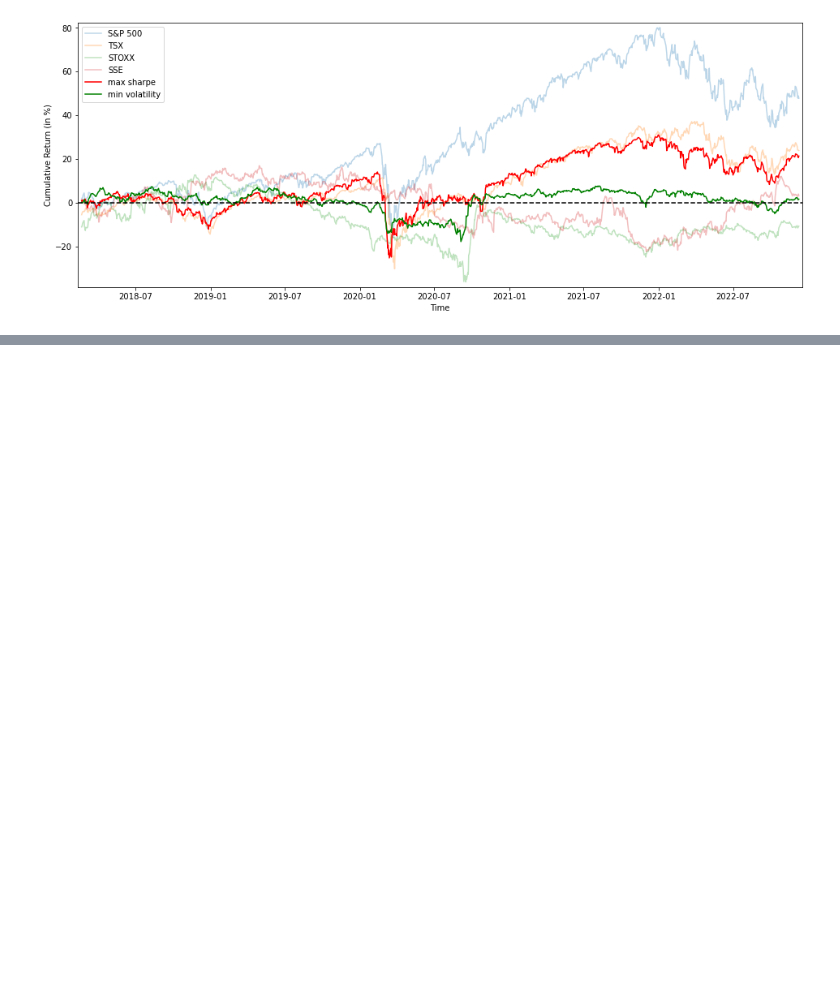
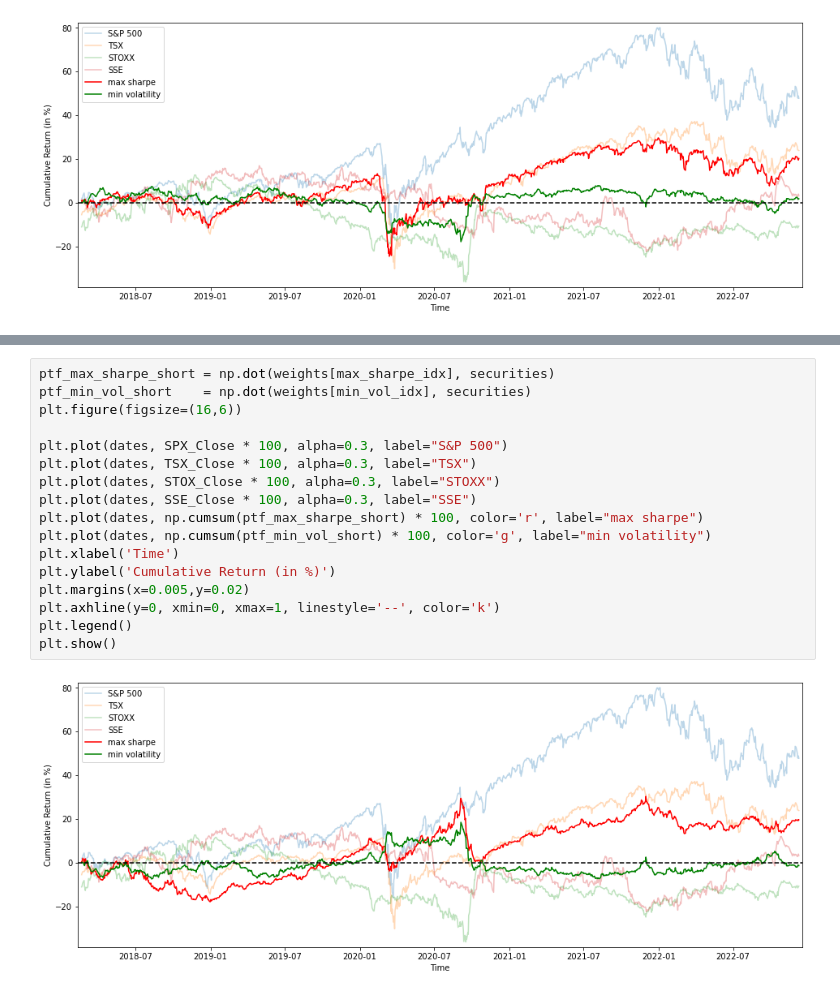
Before and after one commit to elhamidimed/Markowitz-Portfolio-optimisation-Genetic-algorithm, a Jupyter notebook: main.ipynb, the cells around one changed output, grey strips where cells are left out. Saved outputs shown, nothing was run; the diff lists cells and outputs as text; blank space fills up the shorter version.

```diff
--- a/main.ipynb
+++ b/main.ipynb
@@ -287,0 +363,19 @@ plt.show()
+# %%
+ptf_max_sharpe_short = np.dot(weights[max_sharpe_idx], securities)
+ptf_min_vol_short    = np.dot(weights[min_vol_idx], securities)
+plt.figure(figsize=(16,6))
+
+plt.plot(dates, SPX_Close * 100, alpha=0.3, label="S&P 500")
+plt.plot(dates, TSX_Close * 100, alpha=0.3, label="TSX")
+plt.plot(dates, STOX_Close * 100, alpha=0.3, label="STOXX")
+plt.plot(dates, SSE_Close * 100, alpha=0.3, label="SSE")
+plt.plot(dates, np.cumsum(ptf_max_sharpe_short) * 100, color='r', label="max sharpe")
+plt.plot(dates, np.cumsum(ptf_min_vol_short) * 100, color='g', label="min volatility")
+plt.xlabel('Time')
+plt.ylabel('Cumulative Return (in %)')
+plt.margins(x=0.005,y=0.02)
+plt.axhline(y=0, xmin=0, xmax=1, linestyle='--', color='k')
+plt.legend()
+plt.show()
+# %% [output]
+[figure, added]
```
Also changed, not shown: parts of 13 cells of this notebook.
